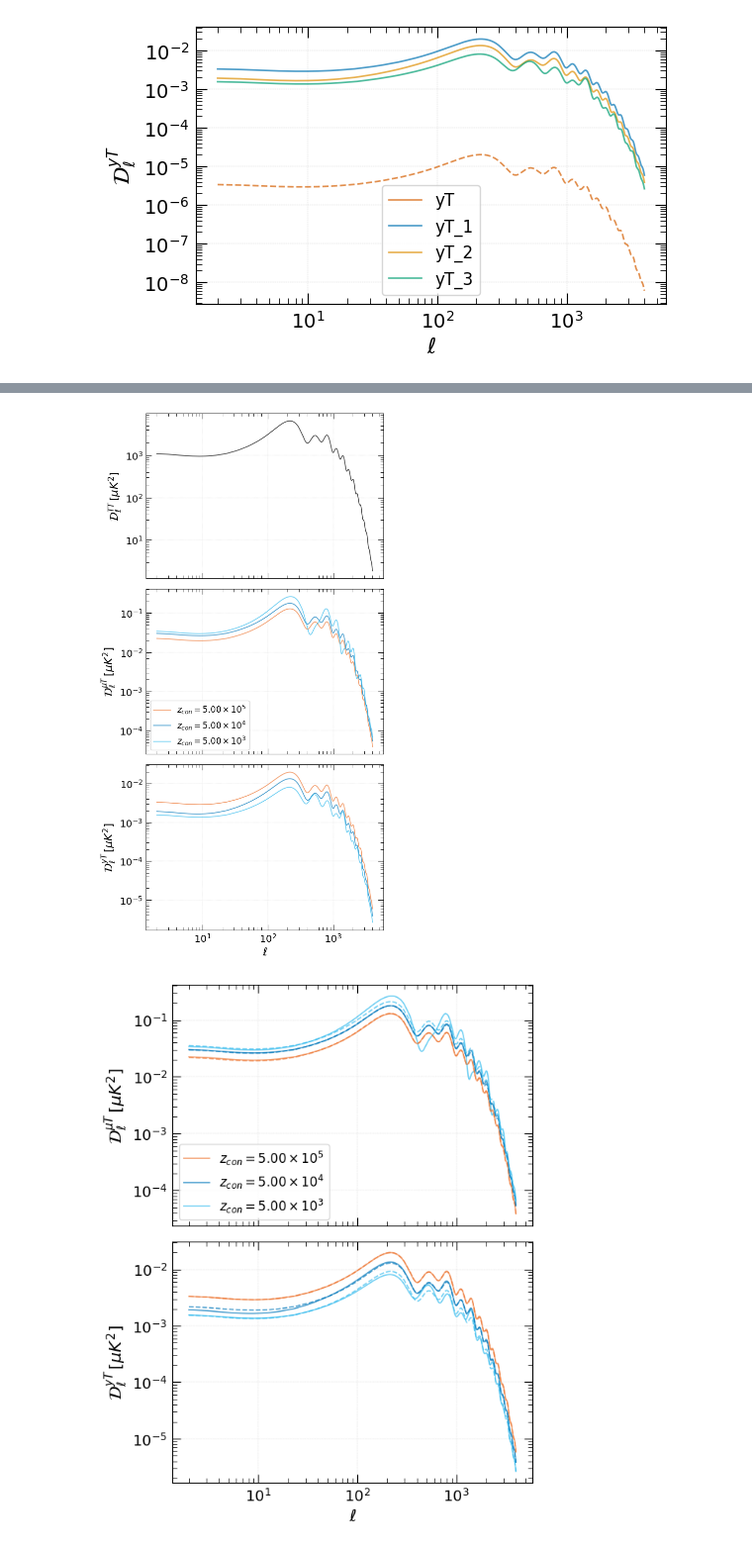
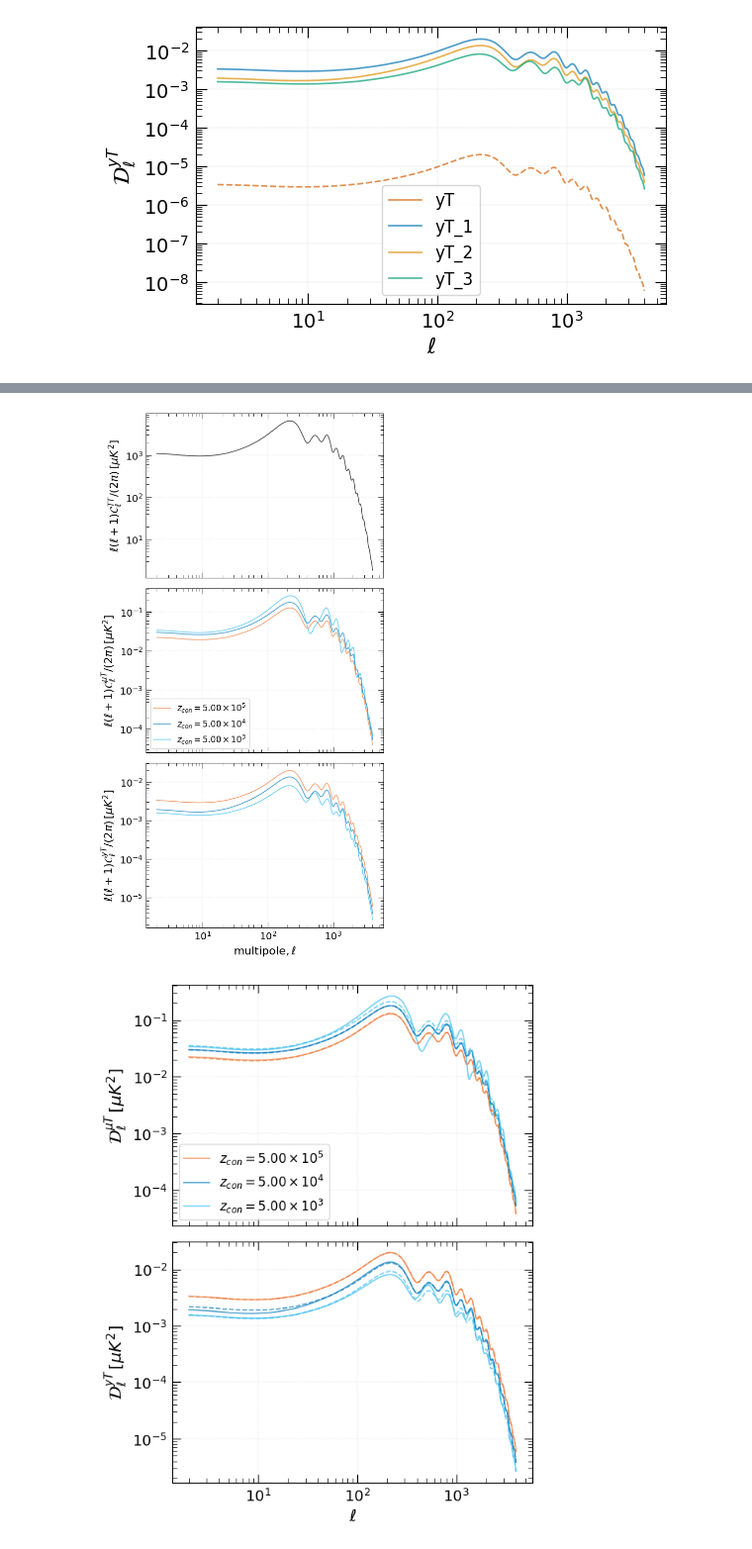
Before and after one commit to Sareva00/Photon_conversion, a Jupyter notebook: power_spectra.ipynb, the cells around one changed output, grey strips where cells are left out. Shown at 99% size. Saved outputs shown, nothing was run; the diff lists cells and outputs as text; code cells hidden in the pictures.

```diff
--- a/power_spectra.ipynb
+++ b/power_spectra.ipynb
@@ -228,38 +229,38 @@ ax[2].plot(ell, yT_3, color=colors2[2], alpha=0.7, linestyle="-", linewidth=1.2)
 # ax[2].plot(ell, yT_1_approx, color=colors2[0], alpha=0.7, linestyle="--", linewidth=1.2)
 # ax[2].plot(ell, yT_2_approx, color=colors2[1], alpha=0.7, linestyle="--", linewidth=1.2)
 # ax[2].plot(ell, yT_3_approx, color=colors2[2], alpha=0.7, linestyle="--", linewidth=1.2)
 
 #ax[2].plot(ell, 2*deltaTT, color=colors2[3], alpha=0.7, linestyle="-", linewidth=1.2, label=f"$z_{{con}} =$ {tools.sci_notation(5e6)}")
 # ax[2].plot(ell, 2*deltaTT_1, color=colors2[0], alpha=0.7, linestyle="-", linewidth=1.2, label=f"$z_{{con}} =$ {tools.sci_notation(5e5)}")
 # ax[2].plot(ell, 2*deltaTT_2, color=colors2[1], alpha=0.7, linestyle="-", linewidth=1.2, label=f"$z_{{con}} =$ {tools.sci_notation(5e4)}")
 # ax[2].plot(ell, 2*deltaTT_3, color=colors2[2], alpha=0.7, linestyle="-", linewidth=1.2, label=f"$z_{{con}} =$ {tools.sci_notation(5e3)}")
 
 
 # ax[2].plot(ell, 2*deltaTT, color=colors2[3], alpha=0.7, linestyle="-", linewidth=1.2, label=f"$z_{{con}} =$ {tools.sci_notation(5e6)}")
 # ax[2].plot(ell, 2*deltaTT_1_approx, color=colors2[0], alpha=0.7, linestyle="--", linewidth=1.2)
 # ax[2].plot(ell, 2*deltaTT_2_approx, color=colors2[1], alpha=0.7, linestyle="--", linewidth=1.2)
 # ax[2].plot(ell, 2*deltaTT_3_approx, color=colors2[2], alpha=0.7, linestyle="--", linewidth=1.2)
 
 
 for a in ax:
     a.set_xscale('log')
     a.set_yscale('log')
 
 ax[0].tick_params(labelbottom=False)
 ax[1].tick_params(labelbottom=False)
 
-ax[0].set_ylabel("$\\mathcal{D}_\\ell^{{TT}} \\, [\\mu K^2]$")
-ax[1].set_ylabel("$\\mathcal{D}_{\\ell}^{{\\mu T}} \\, [\\mu K^2]$")
-ax[2].set_ylabel("$\\mathcal{D}_{\\ell}^{{y T}} \\, [\\mu K^2]$")
-ax[2].set_xlabel("$\\ell$")
+ax[0].set_ylabel("$\\ell(\\ell + 1) \\mathcal{C}_\\ell^{{T T}} / (2 \\pi) \\, [\\mu K^2]$")
+ax[1].set_ylabel("$\\ell(\\ell + 1) \\mathcal{C}_\\ell^{{\\mu T}} / (2 \\pi) \\, [\\mu K^2]$")
+ax[2].set_ylabel("$\\ell(\\ell + 1) \\mathcal{C}_\\ell^{{y T}} / (2 \\pi) \\, [\\mu K^2]$")
+ax[2].set_xlabel("$\\mathrm{multipole}, \\ell$")
 
 ax[1].legend()
 
 
 plt.savefig('outputs/muT_yT.pdf', dpi=300, bbox_inches="tight")
 plt.show()
 # %% [output]
-[figure, old version]
+[figure, new version]
 # %%
 fig, ax = plt.subplots(2, 1, figsize=set_size(width_jcap, 1, (2,1)), sharex='col')
 
```
Also changed, not shown: parts of 1 cell of this notebook, 1 other file.
